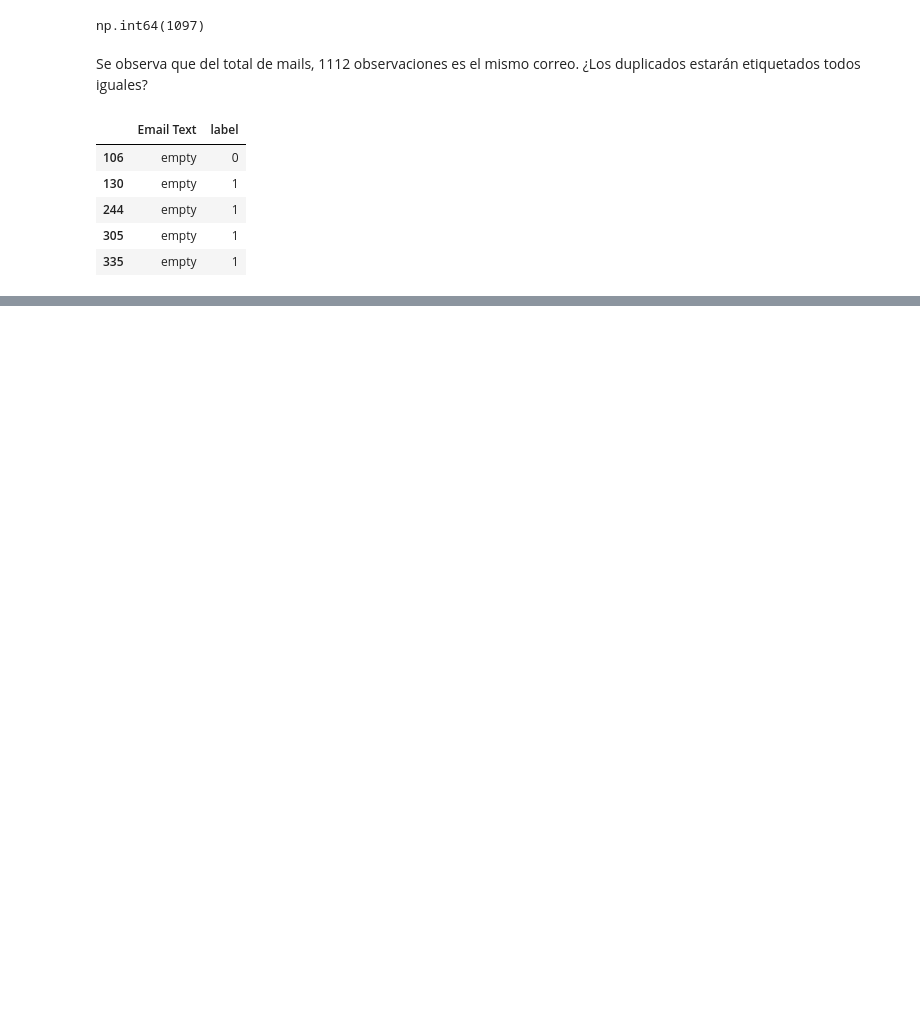
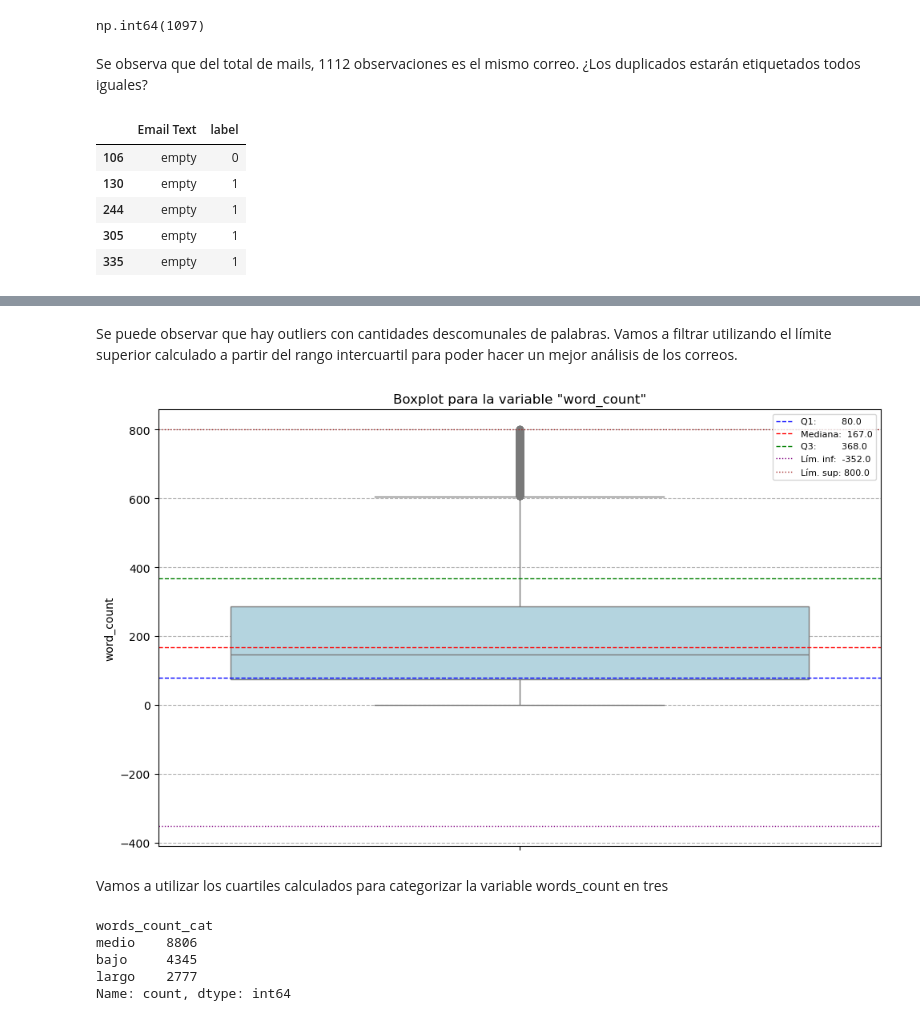
Before and after one commit to LCampi01/machine_learning_ceia, a Jupyter notebook: eda.ipynb, the cells around one changed output, grey strips where cells are left out. Saved outputs shown, nothing was run; the diff lists cells and outputs as text; code cells hidden in the pictures; blank space fills up the shorter version.

```diff
--- a/eda.ipynb
+++ b/eda.ipynb
@@ -149,0 +170,42 @@ plt.show()
+# %% [markdown]
+Se puede observar que hay outliers con cantidades descomunales de palabras. Vamos a filtrar utilizando el límite superior calculado a partir del rango intercuartil para poder hacer un mejor análisis de los correos.
+# %%
+
+plt.figure(figsize=(10, 6))
+
+word_count = email_df['word_count']
+
+word_count_Q1 = word_count.quantile(0.25)
+word_count_Q2 = word_count.quantile(0.50)
+word_count_Q3 = word_count.quantile(0.75)
+word_count_IQR = word_count_Q3 - word_count_Q1
+lower_limit = word_count_Q1 - 1.5 * word_count_IQR
+upper_limit = word_count_Q3 + 1.5 * word_count_IQR
+
+email_df = email_df[(email_df['word_count'] <= upper_limit) & (email_df['word_count'] >= lower_limit)]
+
+ax = sns.boxplot(data=email_df, y='word_count', color="lightblue")
+ax.axhline(word_count_Q1,      color='blue',   linestyle='--', linewidth=1, label=f'Q1:         {word_count_Q1:.1f}')
+ax.axhline(word_count_Q2,      color='red',    linestyle='--', linewidth=1, label=f'Mediana:  {word_count_Q2:.1f}')
+ax.axhline(word_count_Q3,      color='green',  linestyle='--', linewidth=1, label=f'Q3:         {word_count_Q3:.1f}')
+ax.axhline(lower_limit, color='purple', linestyle=':',  linewidth=1, label=f'Lím. inf:  {lower_limit:.1f}')
+ax.axhline(upper_limit, color='brown',  linestyle=':',  linewidth=1, label=f'Lím. sup: {upper_limit:.1f}')
+ax.set_title('Boxplot para la variable "word_count"')
+ax.legend(fontsize=8)
+ax.grid(axis='y', ls='--')
+
+plt.tight_layout()
+plt.show()
+# %% [output]
+[figure, added]
+# %% [markdown]
+Vamos a utilizar los cuartiles calculados para categorizar la variable words_count en tres
+# %%
+email_df["words_count_cat"] = email_df["word_count"].apply(lambda x: 'bajo' if x < word_count_Q1 else ('medio' if x < word_count_Q3 else 'largo'))
+email_df.value_counts('words_count_cat')
+# %% [output]
+words_count_cat
+medio    8806
+bajo     4345
+largo    2777
+Name: count, dtype: int64
```
Also changed, not shown: parts of 13 cells of this notebook.
